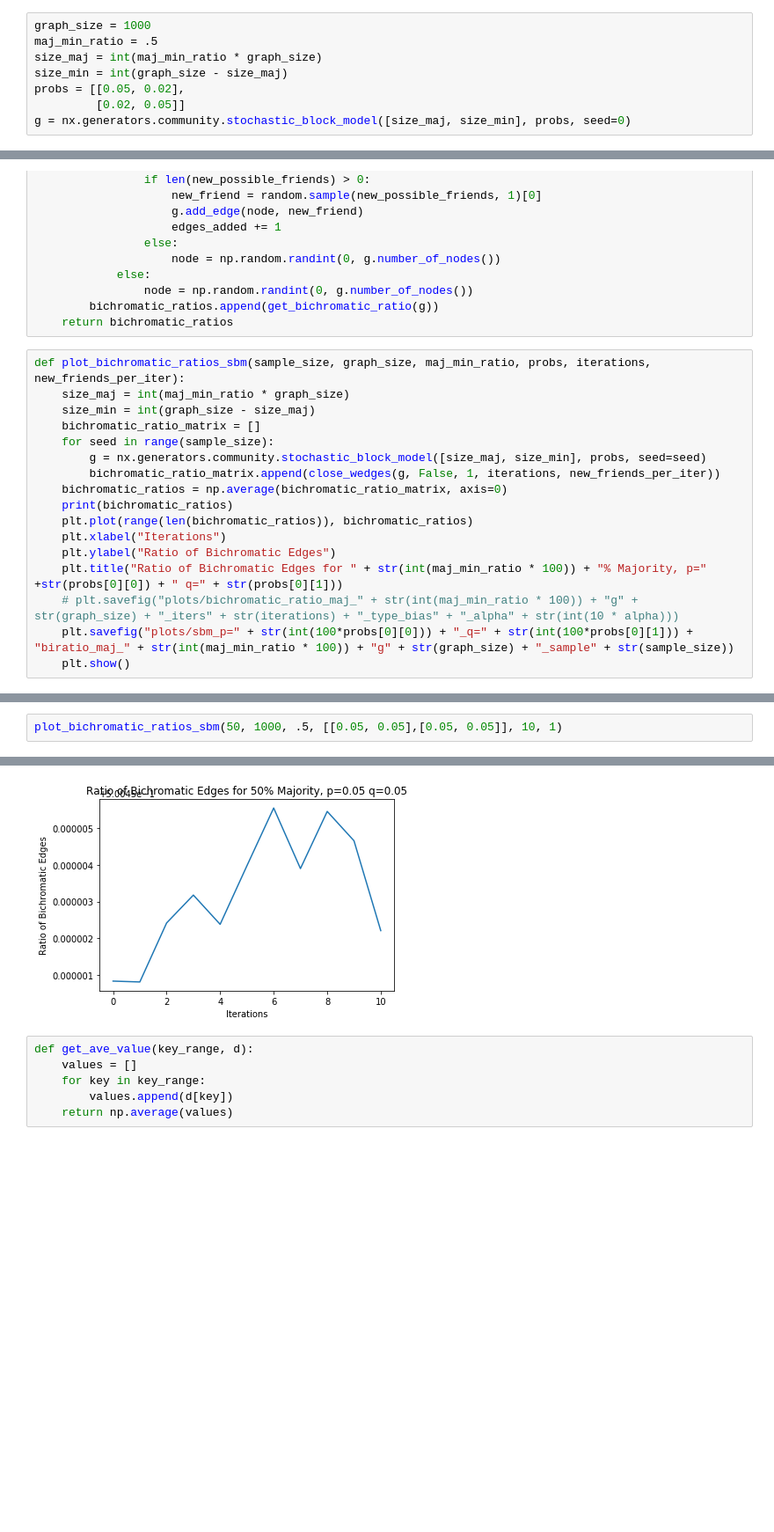
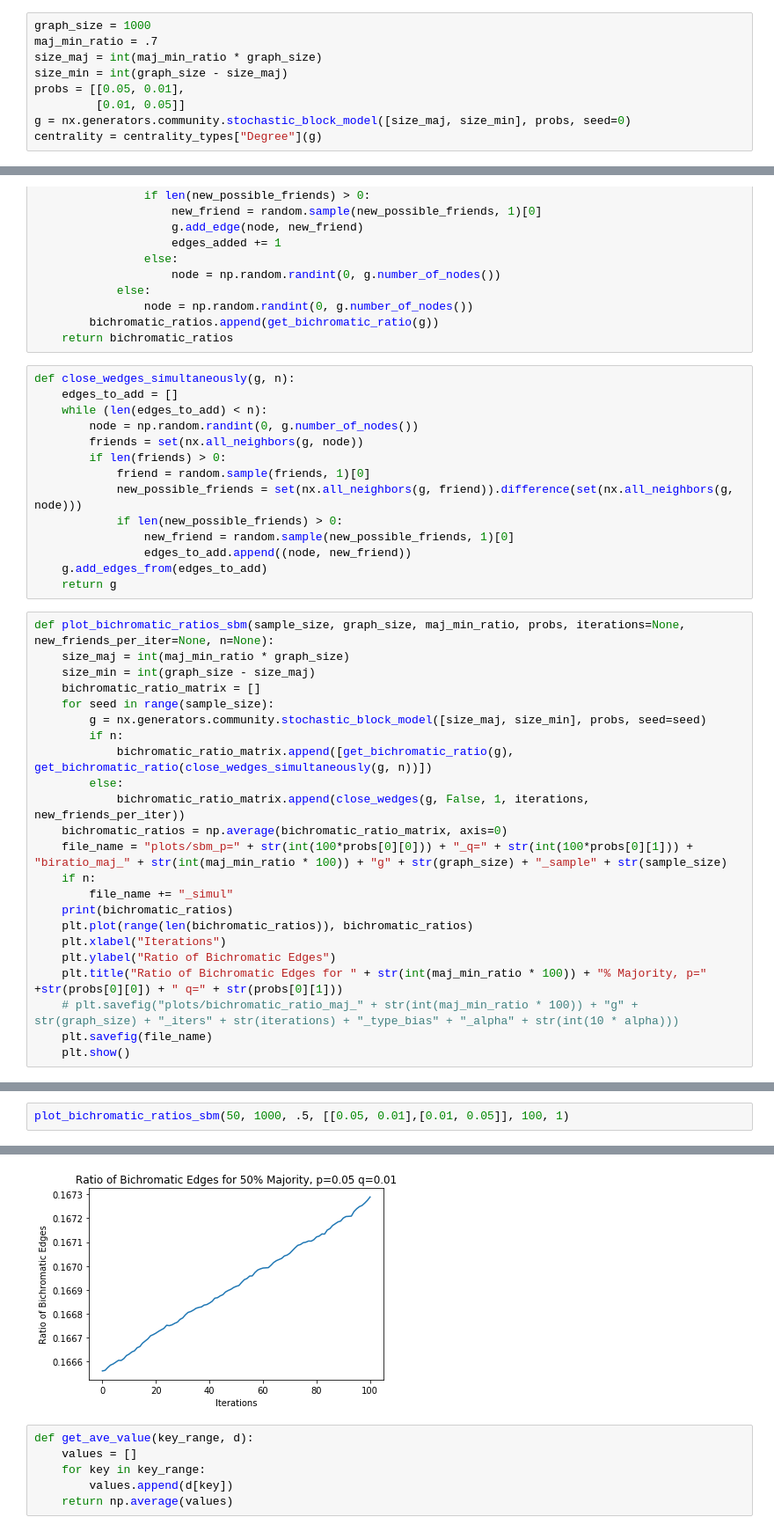
Before and after one commit to emmaling27/networks-research, a Jupyter notebook: stochastic_block_model.ipynb, the cells around one changed output, grey strips where cells are left out. Shown at 88% size. Cells and saved outputs as stored; diff of their text form; blank space fills up the shorter version.

```diff
--- a/stochastic_block_model.ipynb
+++ b/stochastic_block_model.ipynb
@@ -14,9 +14,10 @@ def get_bichromatic_ratio(g):
     return bichromatic / len(g.edges())
 # %%
 graph_size = 1000
-maj_min_ratio = .5
+maj_min_ratio = .7
 size_maj = int(maj_min_ratio * graph_size)
 size_min = int(graph_size - size_maj)
-probs = [[0.05, 0.02],
-         [0.02, 0.05]]
+probs = [[0.05, 0.01],
+         [0.01, 0.05]]
 g = nx.generators.community.stochastic_block_model([size_maj, size_min], probs, seed=0)
+centrality = centrality_types["Degree"](g)
@@ -78,20 +87,40 @@ def close_wedges(g, isalpha, alpha, iterations, new_friends_per_iter):
                 node = np.random.randint(0, g.number_of_nodes())
         bichromatic_ratios.append(get_bichromatic_ratio(g))
     return bichromatic_ratios
+# %%
+def close_wedges_simultaneously(g, n):
+    edges_to_add = []
+    while (len(edges_to_add) < n):
+        node = np.random.randint(0, g.number_of_nodes())
+        friends = set(nx.all_neighbors(g, node))
+        if len(friends) > 0:
+            friend = random.sample(friends, 1)[0]
+            new_possible_friends = set(nx.all_neighbors(g, friend)).difference(set(nx.all_neighbors(g, node)))
+            if len(new_possible_friends) > 0:
+                new_friend = random.sample(new_possible_friends, 1)[0]
+                edges_to_add.append((node, new_friend))
+    g.add_edges_from(edges_to_add)
+    return g
 # %%
-def plot_bichromatic_ratios_sbm(sample_size, graph_size, maj_min_ratio, probs, iterations, new_friends_per_iter):
+def plot_bichromatic_ratios_sbm(sample_size, graph_size, maj_min_ratio, probs, iterations=None, new_friends_per_iter=None, n=None):
     size_maj = int(maj_min_ratio * graph_size)
     size_min = int(graph_size - size_maj)
     bichromatic_ratio_matrix = []
     for seed in range(sample_size):
         g = nx.generators.community.stochastic_block_model([size_maj, size_min], probs, seed=seed)
-        bichromatic_ratio_matrix.append(close_wedges(g, False, 1, iterations, new_friends_per_iter))
+        if n:
+            bichromatic_ratio_matrix.append([get_bichromatic_ratio(g), get_bichromatic_ratio(close_wedges_simultaneously(g, n))])
+        else:
+            bichromatic_ratio_matrix.append(close_wedges(g, False, 1, iterations, new_friends_per_iter))
     bichromatic_ratios = np.average(bichromatic_ratio_matrix, axis=0)
+    file_name = "plots/sbm_p=" + str(int(100*probs[0][0])) + "_q=" + str(int(100*probs[0][1])) + "biratio_maj_" + str(int(maj_min_ratio * 100)) + "g" + str(graph_size) + "_sample" + str(sample_size)
+    if n:
+        file_name += "_simul"
     print(bichromatic_ratios)
     plt.plot(range(len(bichromatic_ratios)), bichromatic_ratios)
     plt.xlabel("Iterations")
     plt.ylabel("Ratio of Bichromatic Edges")
     plt.title("Ratio of Bichromatic Edges for " + str(int(maj_min_ratio * 100)) + "% Majority, p=" +str(probs[0][0]) + " q=" + str(probs[0][1]))
     # plt.savefig("plots/bichromatic_ratio_maj_" + str(int(maj_min_ratio * 100)) + "g" + str(graph_size) + "_iters" + str(iterations) + "_type_bias" + "_alpha" + str(int(10 * alpha)))
-    plt.savefig("plots/sbm_p=" + str(int(100*probs[0][0])) + "_q=" + str(int(100*probs[0][1])) + "biratio_maj_" + str(int(maj_min_ratio * 100)) + "g" + str(graph_size) + "_sample" + str(sample_size))
+    plt.savefig(file_name)
     plt.show()
@@ -98,3 +132,3 @@ def plot_bichromatic_ratios_sbm(sample_size, graph_size, maj_min_ratio, probs, i
 # %%
-plot_bichromatic_ratios_sbm(50, 1000, .5, [[0.05, 0.05],[0.05, 0.05]], 10, 1)
+plot_bichromatic_ratios_sbm(50, 1000, .5, [[0.05, 0.01],[0.01, 0.05]], 100, 1)
 # %% [output]
@@ -103,4 +152,4 @@ plot_bichromatic_ratios_sbm(50, 1000, .5, [[0.05, 0.05],[0.05, 0.05]], 10, 1)
-[figure, old version]
+[figure, new version]
 # %%
 def get_ave_value(key_range, d):
     values = []
```
Also changed, not shown: parts of 24 cells of this notebook, 40 other files.
